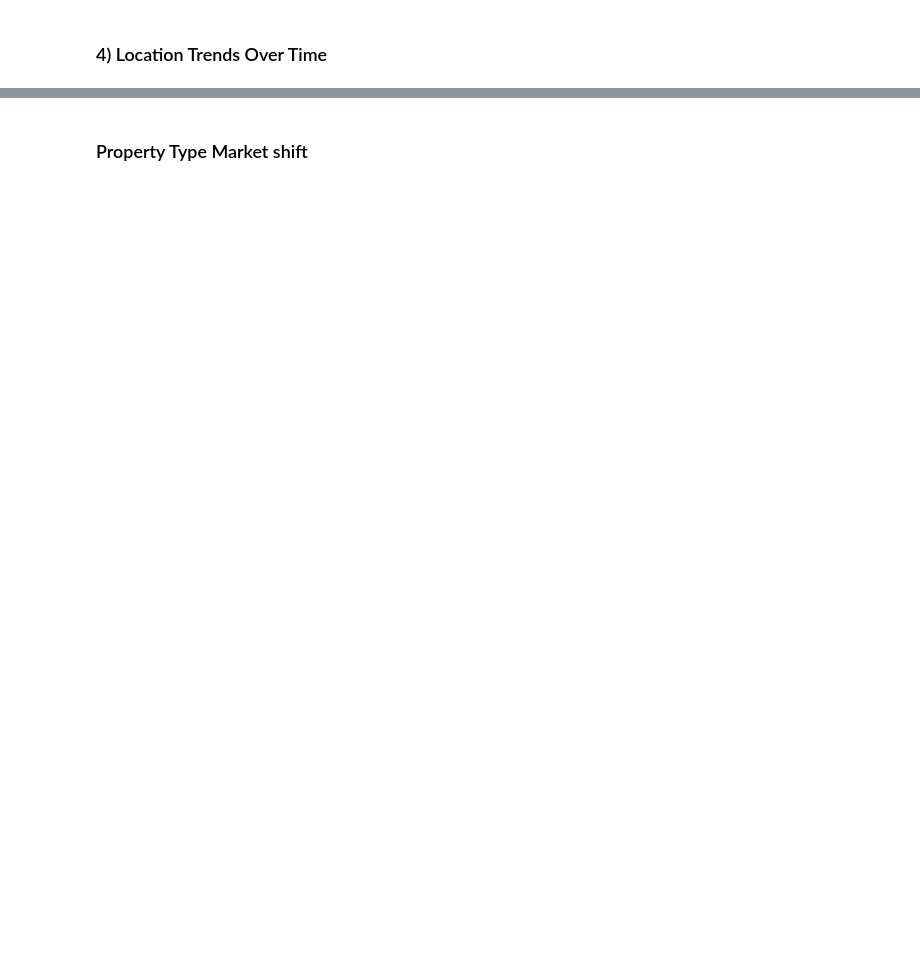
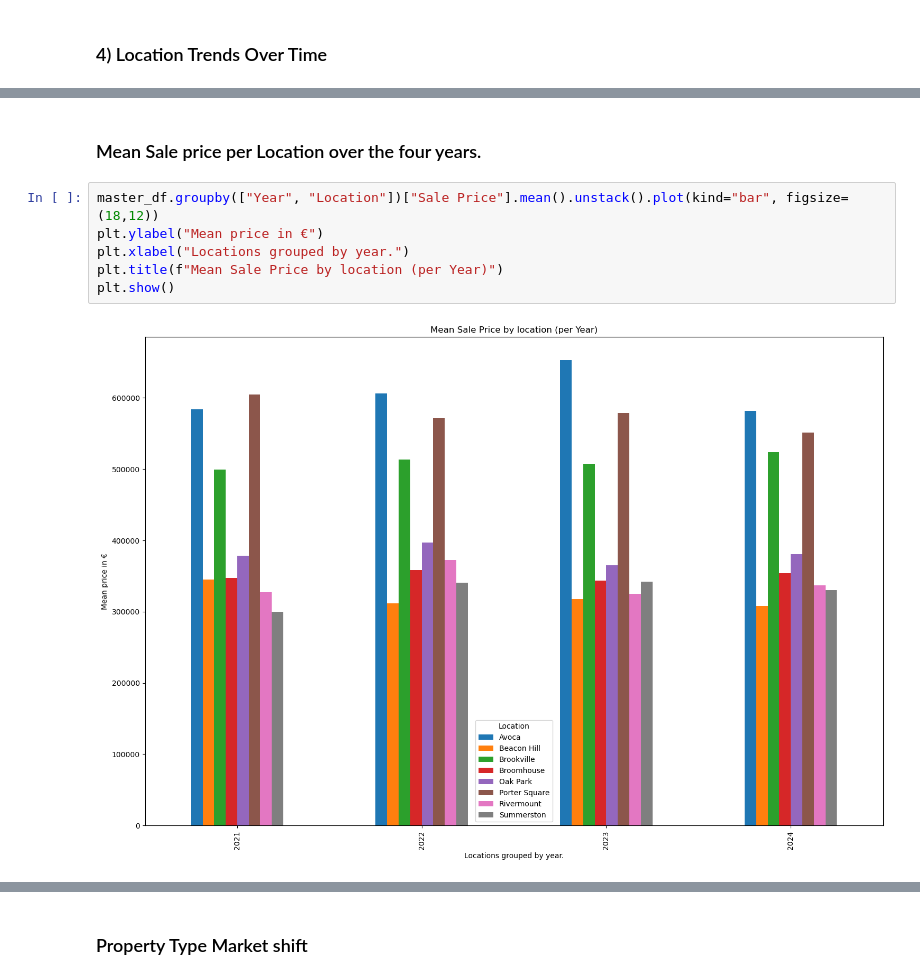
Before and after one commit to frederick2003/Property-Sales-Data-Analysis, a Jupyter notebook: Analysis.ipynb, the cells around one changed output, grey strips where cells are left out. Drawn from its saved outputs; the diff is of its cells as text; blank space fills up the shorter version.

```diff
--- a/Analysis.ipynb
+++ b/Analysis.ipynb
@@ -362,0 +368,10 @@ for col in features:
+# %% [markdown]
+### Mean Sale price per Location over the four years.
+# %%
+master_df.groupby(["Year", "Location"])["Sale Price"].mean().unstack().plot(kind="bar", figsize=(18,12))
+plt.ylabel("Mean price in €")
+plt.xlabel("Locations grouped by year.")
+plt.title(f"Mean Sale Price by location (per Year)")
+plt.show()
+# %% [output]
+[figure, added]
```
Also changed, not shown: parts of 19 cells of this notebook.
